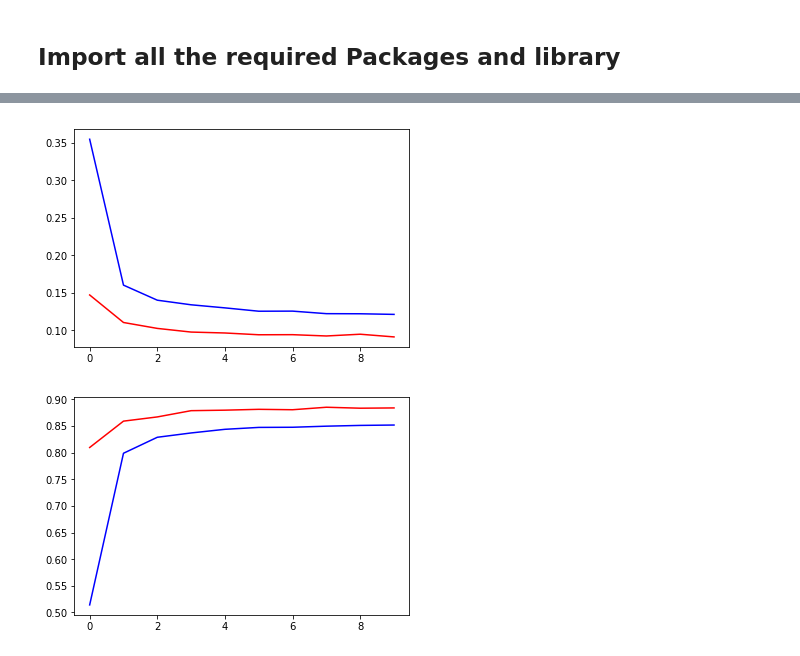
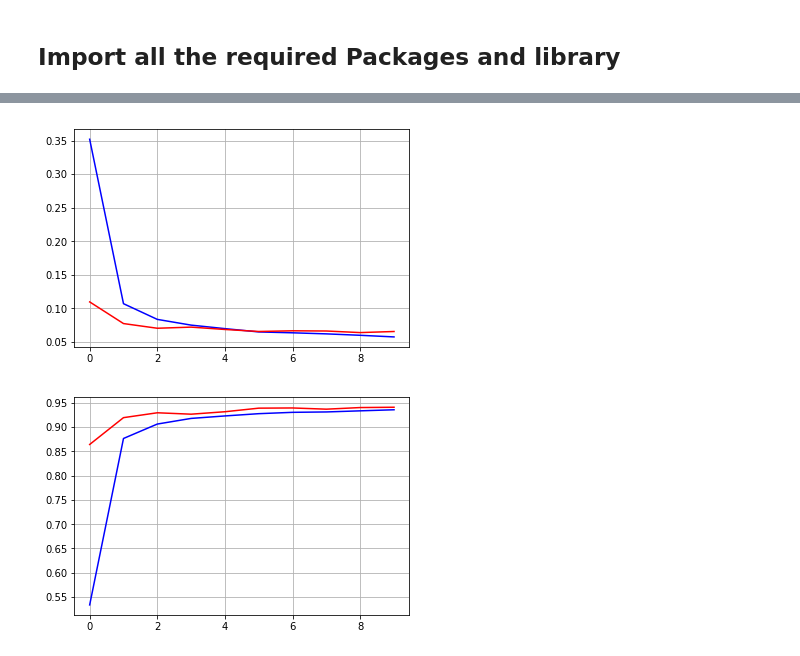
Before and after one commit to kamruleee51/UNet-based-Lung-Segmentation, a Jupyter notebook: LungSegmentation.ipynb, the cells around one changed output, grey strips where cells are left out. Cells and saved outputs as stored; diff of their text form; code cells hidden in the pictures.

```diff
--- a/LungSegmentation.ipynb
+++ b/LungSegmentation.ipynb
@@ -19,5 +21,5 @@ from keras.callbacks import LearningRateScheduler, ModelCheckpoint
 CurrentDirectory=os.getcwd()
 imagePath = CurrentDirectory+'/data/2d_images/'
 maskPath = CurrentDirectory+'/data/2d_masks/'
-height, width = 32, 32
+height, width = 128, 128
 SEED=42
@@ -28,14 +32,14 @@ x_data = np.empty((len(all_images), height, width), dtype='float32')
 
 for i, name in enumerate(all_images):
     im = cv2.imread(imagePath + name, cv2.IMREAD_UNCHANGED).astype("int16").astype('float32')
-    im = cv2.resize(im, dsize=(IMG_WIDTH, IMG_HEIGHT), interpolation=cv2.INTER_LANCZOS4)
+    im = cv2.resize(im, dsize=(width, height), interpolation=cv2.INTER_LANCZOS4)
     im = (im - np.min(im)) / (np.max(im) - np.min(im))
     x_data[i] = im
 
-y_data = np.empty((len(all_images), IMG_HEIGHT, IMG_WIDTH), dtype='float32')
+y_data = np.empty((len(all_images), height, width), dtype='float32')
 for i, name in enumerate(all_images):
     im = cv2.imread(maskPath + name, cv2.IMREAD_UNCHANGED).astype('float32')/255.
-    im = cv2.resize(im, dsize=(IMG_WIDTH, IMG_HEIGHT), interpolation=cv2.INTER_NEAREST)
+    im = cv2.resize(im, dsize=(width, height), interpolation=cv2.INTER_NEAREST)
     y_data[i] = im
 # %%
 print(x_data.shape)
@@ -175,13 +197,15 @@ model.load_weights('lung.h5')
 # %%
 plt.plot(hist.history['loss'], color='b')
 plt.plot(hist.history['val_loss'], color='r')
+plt.grid('on')
 plt.show()
 plt.plot(hist.history['dice_coef'], color='b')
 plt.plot(hist.history['val_dice_coef'], color='r')
+plt.grid('on')
 plt.show()
 # %% [output]
-[figure, old version]
+[figure, new version]
-[figure, old version]
+[figure, new version]
 # %%
 plt.figure()
 plt.imshow(model.predict(x_train[0].reshape(1,height, width, 1))[0,:,:,0], cmap='gray')
```
Also changed, not shown: parts of 12 cells of this notebook.
